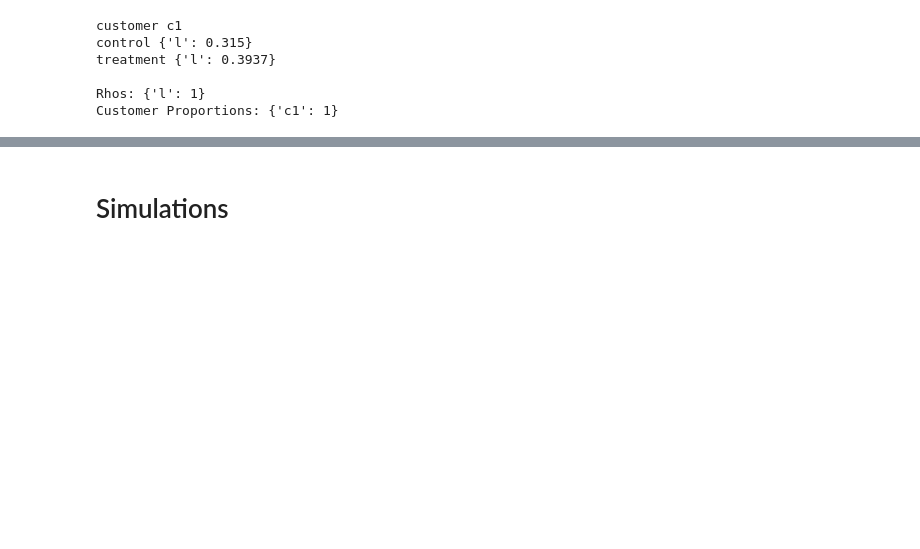
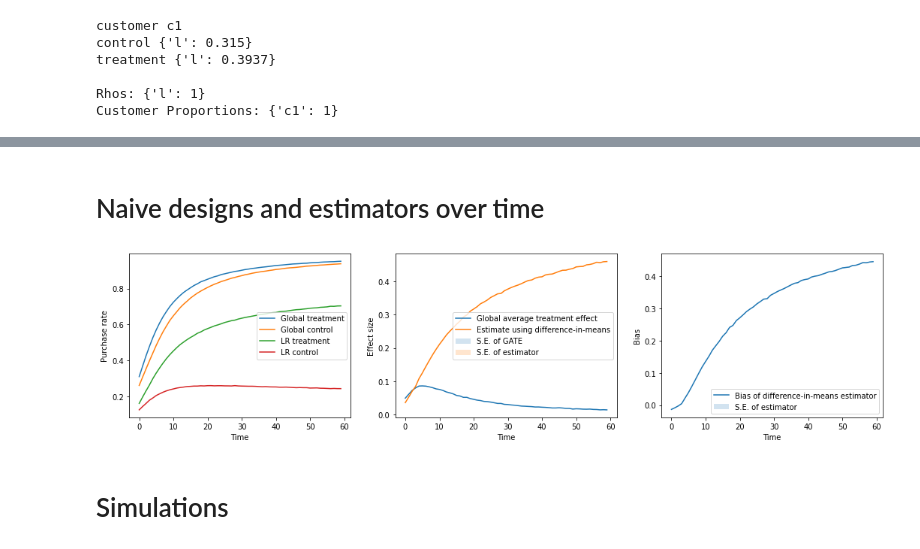
Before and after one commit to johnchrishays/herding-bias, a Jupyter notebook: Sample Numerics and Simulations.ipynb, the cells around one changed output, grey strips where cells are left out. Saved outputs shown, nothing was run; the diff lists cells and outputs as text; code cells hidden in the pictures; blank space fills up the shorter version.

```diff
--- a/Sample Numerics and Simulations.ipynb
+++ b/Sample Numerics and Simulations.ipynb
@@ -110,3 +102,5 @@ k = None
+# %% [markdown]
+# Naive designs and estimators over time
 # %%
 def get_events(herding, recency, exp_type='cr_params'):
 
@@ -256,36 +250,38 @@ fig, axes = plt.subplots(nrows = 1, ncols = 3, figsize=(18,4))
 
 def purchase_rate_plot(ax, avgs_t, avgs_c, avgs_exp_treat, avgs_exp_control, prefix = "CR"):
     ax.plot(avgs_t, label="Global treatment")
     ax.plot(avgs_c, label="Global control")
     ax.plot(avgs_exp_treat, label=prefix + " treatment")
     ax.plot(avgs_exp_control, label=prefix + " control")
     ax.legend()
     ax.set_xlabel("Time")
     ax.set_ylabel("Purchase rate")
 
 def effect_size_plot(ax, avgs_t, avgs_c, avgs_exp_treat, avgs_exp_control, sds_gte, sds_cr):
     effects = avgs_t - avgs_c
     ax.plot(effects, label="Global average treatment effect")
     ax.fill_between(range(T_1), effects + sds_gte[0], effects - sds_gte[1], alpha=0.2, label="S.E. of GATE")
     effects = avgs_exp_treat - avgs_exp_control
     ax.plot(effects, label="Estimate using difference-in-means")
     ax.fill_between(range(T_1), effects + sds_cr[0], effects - sds_cr[1], alpha=0.2, label="S.E. of estimator")
     ax.legend()
     ax.set_xlabel("Time")
     ax.set_ylabel("Effect size")
 
 def bias_plot(ax, avgs_t, avgs_c, avgs_exp_treat, avgs_exp_control, sds_bias):
     biases = (avgs_exp_treat - avgs_exp_control) - (avgs_t - avgs_c)
     ax.plot(biases, label="Bias of difference-in-means estimator")
     ax.fill_between(range(T_1), biases + sds_bias[0], biases - sds_bias[1], alpha=0.2, label="S.E. of estimator")
     ax.legend()
     ax.set_xlabel("Time")
     ax.set_ylabel("Bias")
 
-purchase_rate_plot(axes[0], avgs_c, avgs_exp_treat, avgs_exp_control, prefix="LR")
-effect_size_plot(axes[1], avgs_c, avgs_exp_treat, avgs_exp_control, sds_gte, sds_cr)
-bias_plot(axes[2], avgs_c, avgs_exp_treat, avgs_exp_control, sds_bias)
+purchase_rate_plot(axes[0], avgs_t, avgs_c, avgs_exp_treat, avgs_exp_control, prefix="LR")
+effect_size_plot(axes[1], avgs_t, avgs_c, avgs_exp_treat, avgs_exp_control, sds_gte, sds_cr)
+bias_plot(axes[2], avgs_t, avgs_c, avgs_exp_treat, avgs_exp_control, sds_bias)
 plt.savefig("lr_herdingovertime.png", dpi=1000)
+# %% [output]
+[figure, added]
 # %% [markdown]
 # Simulations
 # %% [markdown]
```
Also changed, not shown: parts of 3 cells of this notebook.
